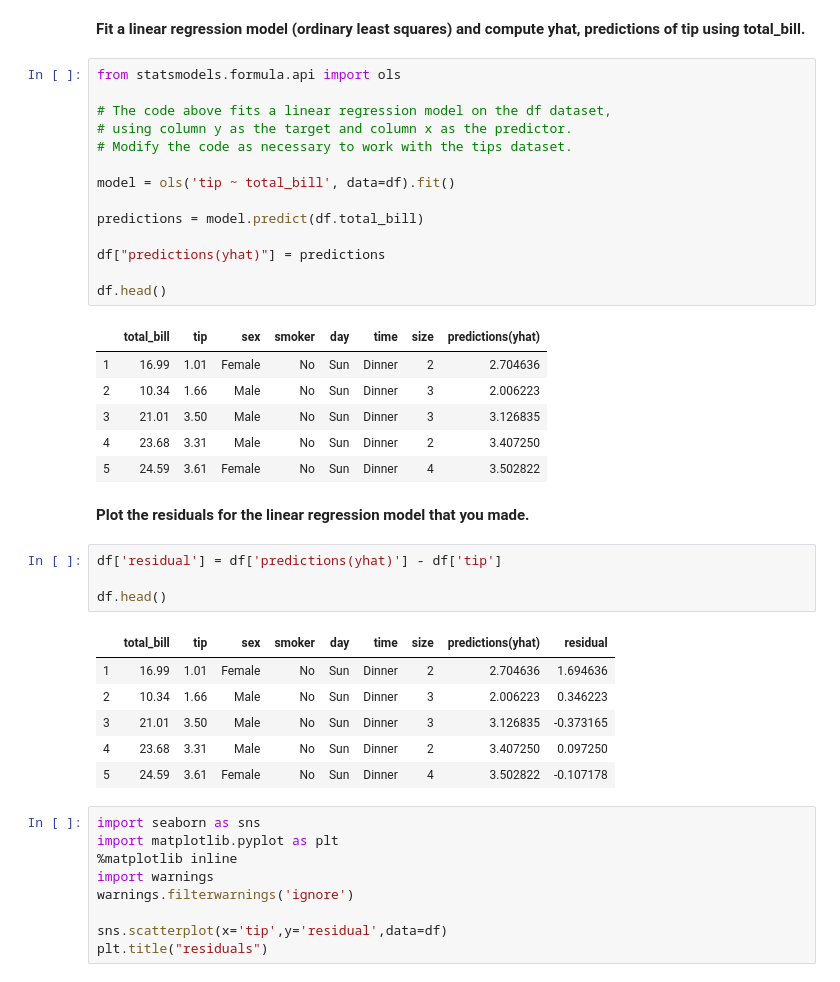
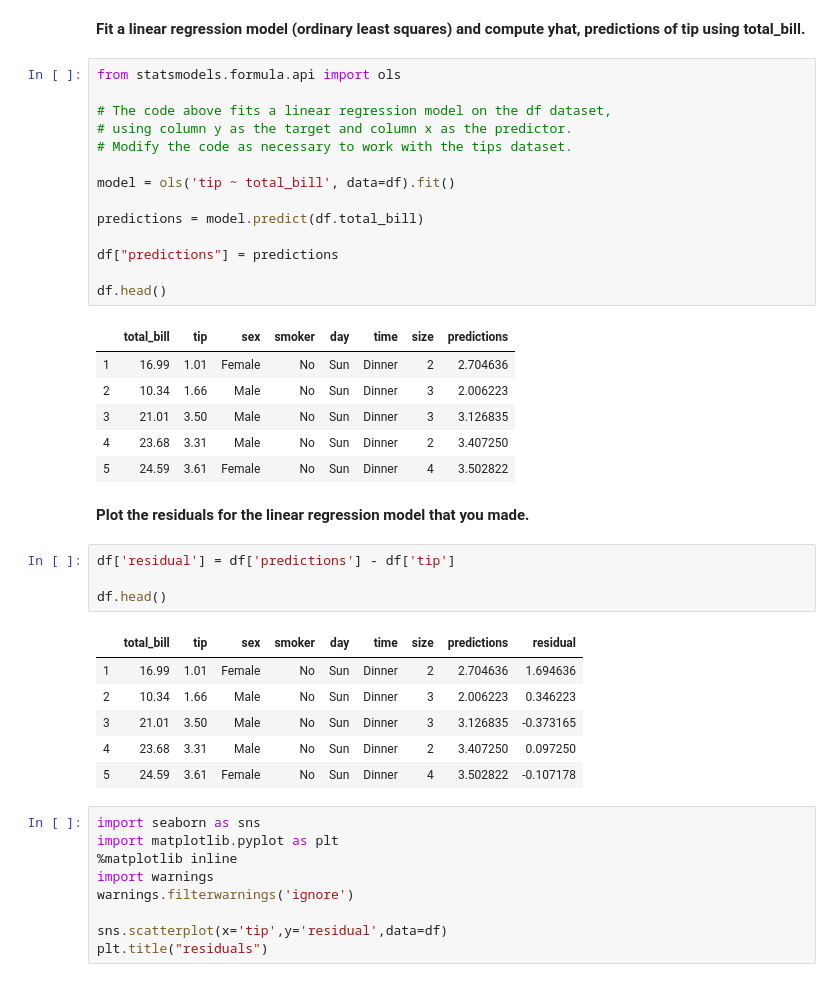
Before and after one commit to Johndsalas/coding_practice, a Jupyter notebook: tips_regression_excersize.ipynb, the cells around one changed output. Saved outputs shown, nothing was run; the diff lists cells and outputs as text.

```diff
--- a/tips_regression_excersize.ipynb
+++ b/tips_regression_excersize.ipynb
@@ -57,19 +57,19 @@ df.head()
 # %%
 from statsmodels.formula.api import ols
 
 # The code above fits a linear regression model on the df dataset,
 # using column y as the target and column x as the predictor.
 # Modify the code as necessary to work with the tips dataset.
 
 model = ols('tip ~ total_bill', data=df).fit()
 
 predictions = model.predict(df.total_bill)
 
-df["predictions(yhat)"] = predictions
+df["predictions"] = predictions
 
 df.head()
 # %% [output]
-|  | total_bill | tip | sex | smoker | day | time | size | predictions(yhat) |
+|  | total_bill | tip | sex | smoker | day | time | size | predictions |
 | 1 | 16.99 | 1.01 | Female | No | Sun | Dinner | 2 | 2.704636 |
 | 2 | 10.34 | 1.66 | Male | No | Sun | Dinner | 3 | 2.006223 |
 | 3 | 21.01 | 3.50 | Male | No | Sun | Dinner | 3 | 3.126835 |
@@ -78,11 +78,11 @@ df.head()
 # %% [markdown]
 **Plot the residuals for the linear regression model that you made.**
 # %%
-df['residual'] = df['predictions(yhat)'] - df['tip']
+df['residual'] = df['predictions'] - df['tip']
 
 df.head()
 # %% [output]
-|  | total_bill | tip | sex | smoker | day | time | size | predictions(yhat) | residual |
+|  | total_bill | tip | sex | smoker | day | time | size | predictions | residual |
 | 1 | 16.99 | 1.01 | Female | No | Sun | Dinner | 2 | 2.704636 | 1.694636 |
 | 2 | 10.34 | 1.66 | Male | No | Sun | Dinner | 3 | 2.006223 | 0.346223 |
 | 3 | 21.01 | 3.50 | Male | No | Sun | Dinner | 3 | 3.126835 | -0.373165 |
```
Also changed, not shown: parts of 22 cells of this notebook, 1 other file.
